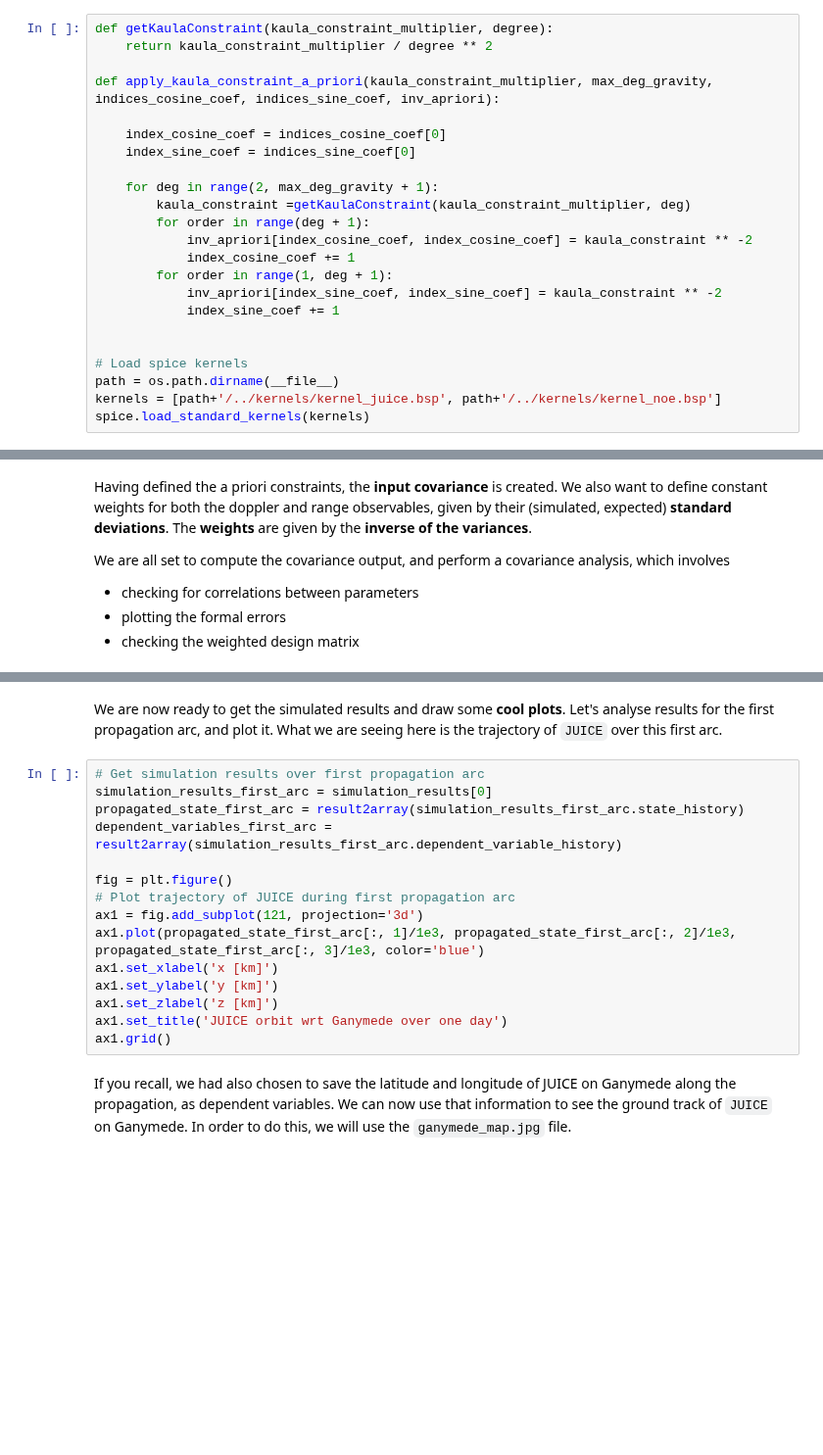
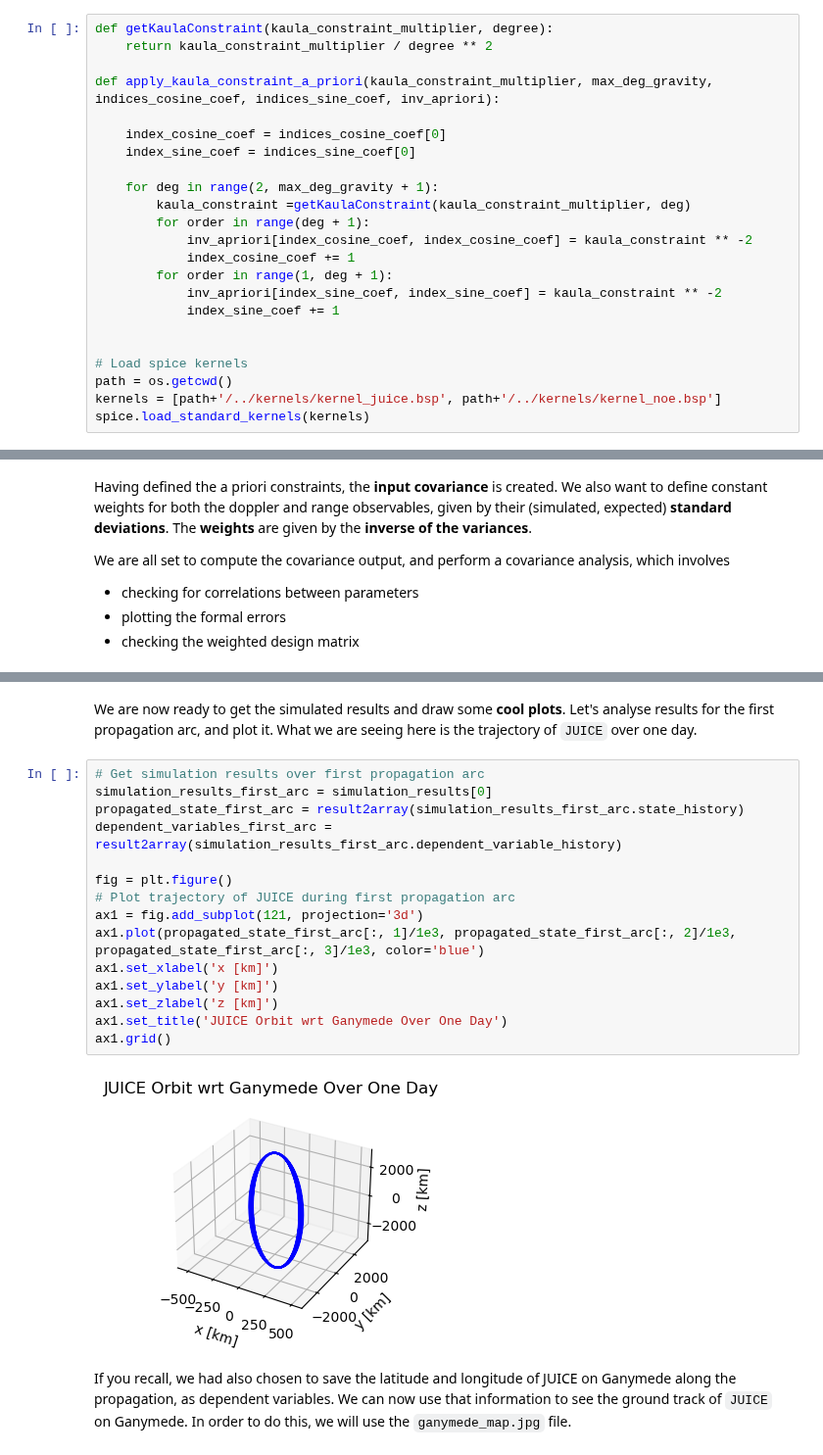
Before and after one commit to tudat-team/tudatpy-examples, a Jupyter notebook: estimation/JUICE_GCO500.ipynb, the cells around one changed output, grey strips where cells are left out. Shown at 98% size. Saved outputs shown, nothing was run; the diff lists cells and outputs as text; blank space fills up the shorter version.

Commit message:
Implemented Lars's comments on the JUICE's example: 1) d&o up to 15; 2) estimated parameters (added ground station pos and empirical acceleration); 3) added some additional explanations to plots

```diff
--- a/estimation/JUICE_GCO500.ipynb
+++ b/estimation/JUICE_GCO500.ipynb
@@ -77,7 +76,7 @@ def apply_kaula_constraint_a_priori(kaula_constraint_multiplier, max_deg_gravity
 
 
 # Load spice kernels
-path = os.path.dirname(__file__)
+path = os.getcwd()
 kernels = [path+'/../kernels/kernel_juice.bsp', path+'/../kernels/kernel_noe.bsp']
 spice.load_standard_kernels(kernels)
 # %% [markdown]
@@ -613,22 +629,24 @@ print(covariance_output.formal_errors)
 # %% [markdown]
 We are now ready to get the simulated results and draw some **cool plots**.
 Let's analyse results for the first propagation arc, and plot it.
-What we are seeing here is the trajectory of `JUICE` over this first arc.
+What we are seeing here is the trajectory of `JUICE` over one day.
 # %%
 # Get simulation results over first propagation arc
 simulation_results_first_arc = simulation_results[0]
 propagated_state_first_arc = result2array(simulation_results_first_arc.state_history)
 dependent_variables_first_arc = result2array(simulation_results_first_arc.dependent_variable_history)
 
 fig = plt.figure()
 # Plot trajectory of JUICE during first propagation arc
 ax1 = fig.add_subplot(121, projection='3d')
 ax1.plot(propagated_state_first_arc[:, 1]/1e3, propagated_state_first_arc[:, 2]/1e3, propagated_state_first_arc[:, 3]/1e3, color='blue')
 ax1.set_xlabel('x [km]')
 ax1.set_ylabel('y [km]')
 ax1.set_zlabel('z [km]')
-ax1.set_title('JUICE orbit wrt Ganymede over one day')
+ax1.set_title('JUICE Orbit wrt Ganymede Over One Day')
 ax1.grid()
+# %% [output]
+[figure, added]
 # %% [markdown]
 If you recall, we had also chosen to save the latitude and longitude of JUICE on Ganymede along the propagation, as dependent variables.
 We can now use that information to see the ground track of `JUICE` on Ganymede. In order to do this, we will use the `ganymede_map.jpg` file.
```
Also changed, not shown: parts of 13 cells of this notebook, 1 other file.
